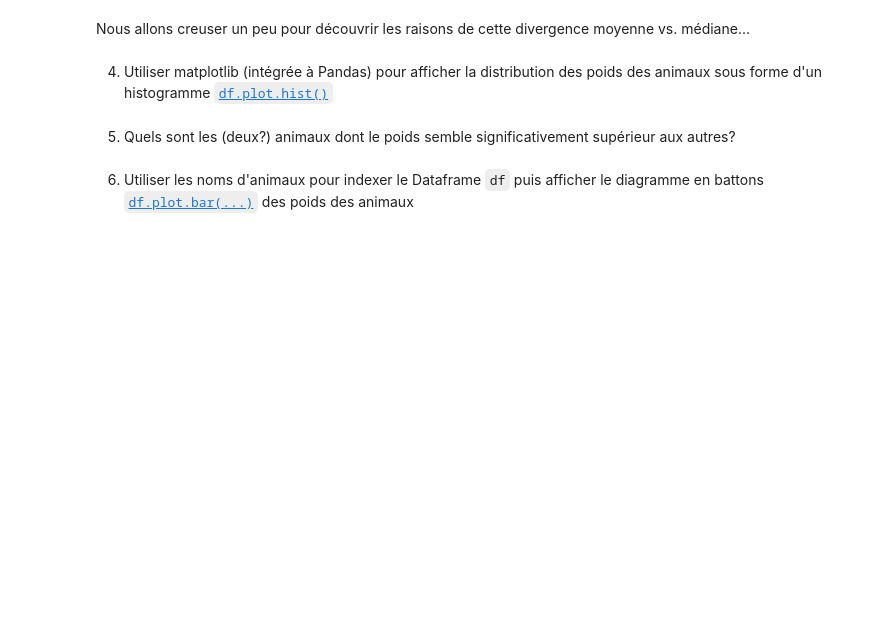
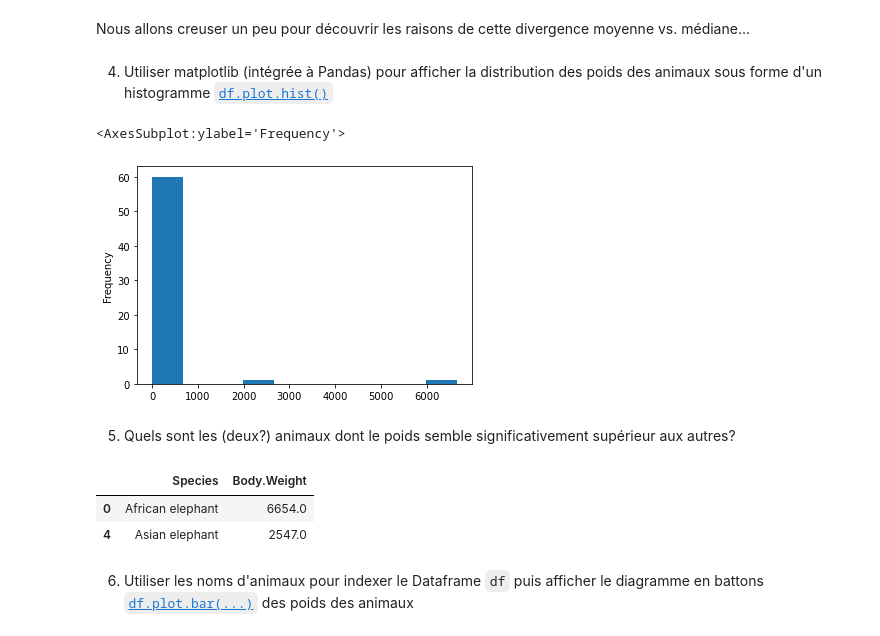
Before and after one commit to Juliette0070/optimisation, a Jupyter notebook: TP3 - Introduction à Pandas-20240205/TP3_Pandas.ipynb, the cells around one changed output. Saved outputs shown, nothing was run; the diff lists cells and outputs as text; code cells hidden in the pictures; blank space fills up the shorter version.

```diff
--- a/TP3 - Introduction à Pandas-20240205/TP3_Pandas.ipynb
+++ b/TP3 - Introduction à Pandas-20240205/TP3_Pandas.ipynb
@@ -20,7 +28,7 @@ NB. Il vous faudra peut-être au préalable installer la librairie sur votre mac
 # %% [markdown]
 Fini l'écriture de fonctions pour lire un fichier tablulaire (type .csv), Pandas définit des constructeurs de Dataframe directement à partir de tels fichiers : `pd.read_csv(`*nom_fichier*`)`, `pd.read_table(`*nom_fichier*`)`, `pd.read_excel(`*nom_fichier*`)`, etc. A vous de modifier éventuellement le paramétrage par défaut afin de vous conformer à la structure du fichier.
 # %%
-df = pd.read_csv('données/sommeil.csv')  # paramétrage par défaut
+df = pd.read_csv('donnees/sommeil.csv')  # paramétrage par défaut
 # %% [markdown]
 Quelques attributs utiles pour vérifier la *structure* de notre Dataframe `df`:
 
@@ -82,7 +190,18 @@ On utilisera alors les syntaxes suivantes :
 Nous allons creuser un peu pour découvrir les raisons de cette divergence moyenne vs. médiane...
 # %% [markdown]
 4. Utiliser matplotlib (intégrée à Pandas) pour afficher la distribution des poids des animaux sous forme d'un histogramme [`df.plot.hist()`](https://pandas.pydata.org/docs/reference/api/pandas.DataFrame.plot.hist.html)
+# %%
+df["Body.Weight"].plot.hist()
+# %% [output]
+<AxesSubplot:ylabel='Frequency'>
+[figure, added]
 # %% [markdown]
 5. Quels sont les (deux?) animaux dont le poids semble significativement supérieur aux autres?
+# %%
+df[['Species', 'Body.Weight']][df['Body.Weight'] > 1000]
+# %% [output]
+|  | Species | Body.Weight |
+| 0 | African elephant | 6654.0 |
+| 4 | Asian elephant | 2547.0 |
 # %% [markdown]
 6. Utiliser les noms d'animaux pour indexer le Dataframe `df` puis afficher le diagramme en battons [`df.plot.bar(...)`](https://pandas.pydata.org/docs/reference/api/pandas.DataFrame.plot.bar.html) des poids des animaux
```
Also changed, not shown: parts of 28 cells of this notebook, 2 other files.
